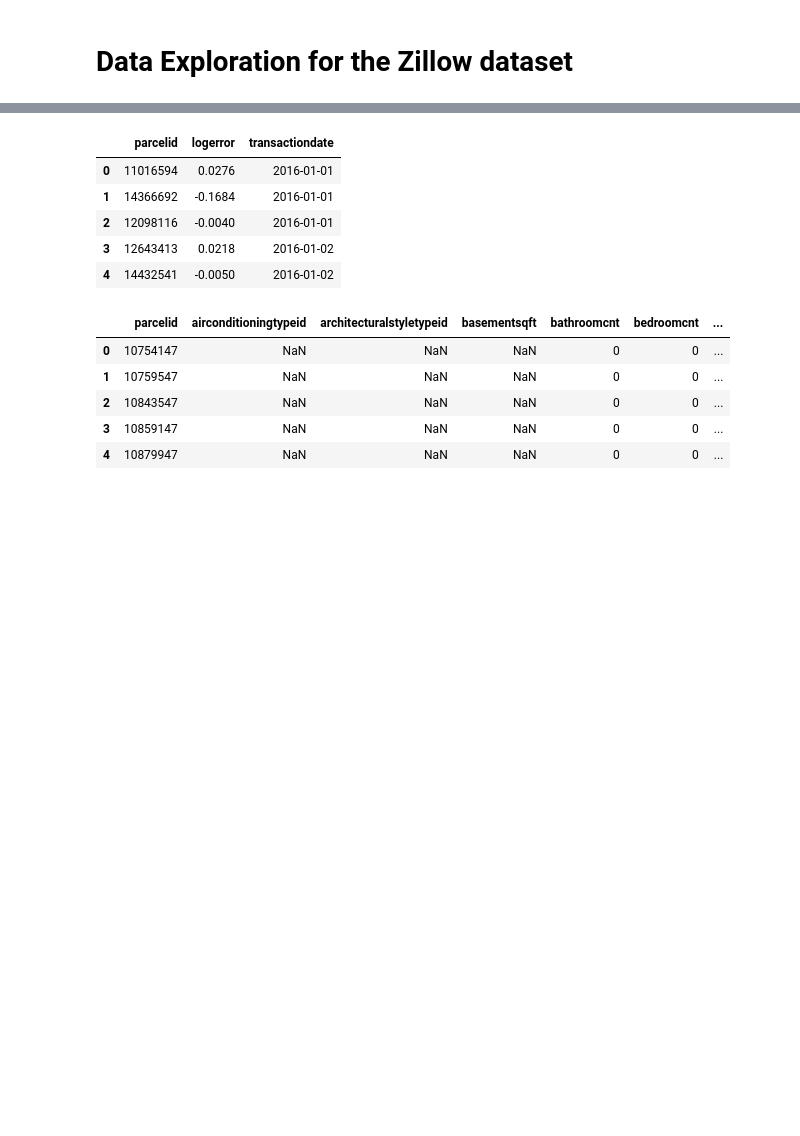
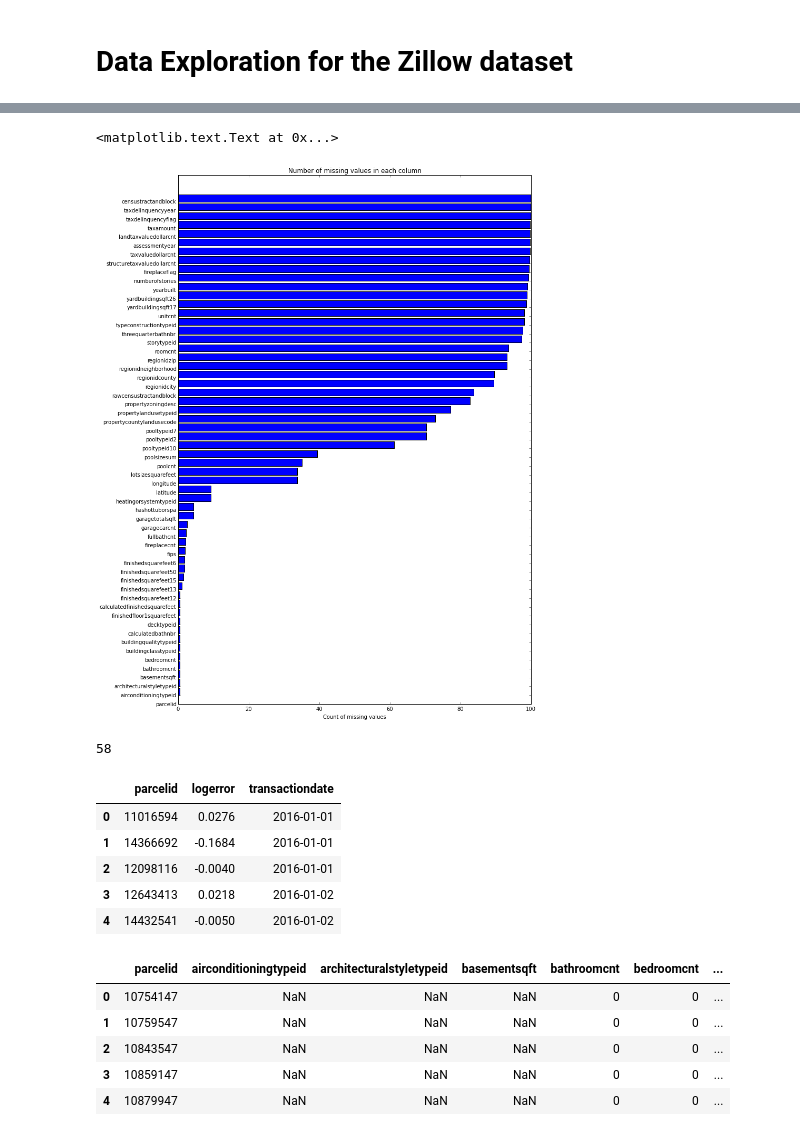
Before and after one commit to rockxja/zillow-housing-prediction, a Jupyter notebook: scripts/zillow_data_exploration.ipynb, the cells around one changed output, grey strips where cells are left out. Drawn from its saved outputs; the diff is of its cells as text; code cells hidden in the pictures; blank space fills up the shorter version.

```diff
--- a/scripts/zillow_data_exploration.ipynb
+++ b/scripts/zillow_data_exploration.ipynb
@@ -8,3 +8,4 @@ import matplotlib.pyplot as plt
 %matplotlib inline
 # %%
 prop_features = pd.read_csv('../data/properties_2016.csv')
+num_data = len(prop_features)
@@ -44,0 +12,6 @@ percentage of data left 97.4833990293
+# %%
+null_features = prop_features.isnull().sum(axis=0).reset_index()
+null_features.columns = ['column_name', 'missing_percent']
+null_features['missing_percent'] = null_features['missing_percent']*100/num_data
+# %%
+null_features = null_features.sort('missing_percent')
@@ -45,3 +38,19 @@ percentage of data left 97.4833990293
+# %%
+
+ind = range(len(null_features))
+fig, ax = plt.subplots(figsize=(12,18))
+rects = ax.barh(ind, null_features['missing_percent'], color='blue')
+ax.set_yticks(ind)
+ax.set_yticklabels(null_features['column_name'], rotation='horizontal')
+ax.set_xlabel("Count of missing values")
+ax.set_title("Number of missing values in each column")
+# %% [output]
+<matplotlib.text.Text at 0x...>
+[figure, added]
+# %%
+len(null_features)
+# %% [output]
+58
 # %%
 label_data = pd.read_csv('../data/train_2016.csv')
 # %%
```
Also changed, not shown: parts of 3 cells of this notebook.
